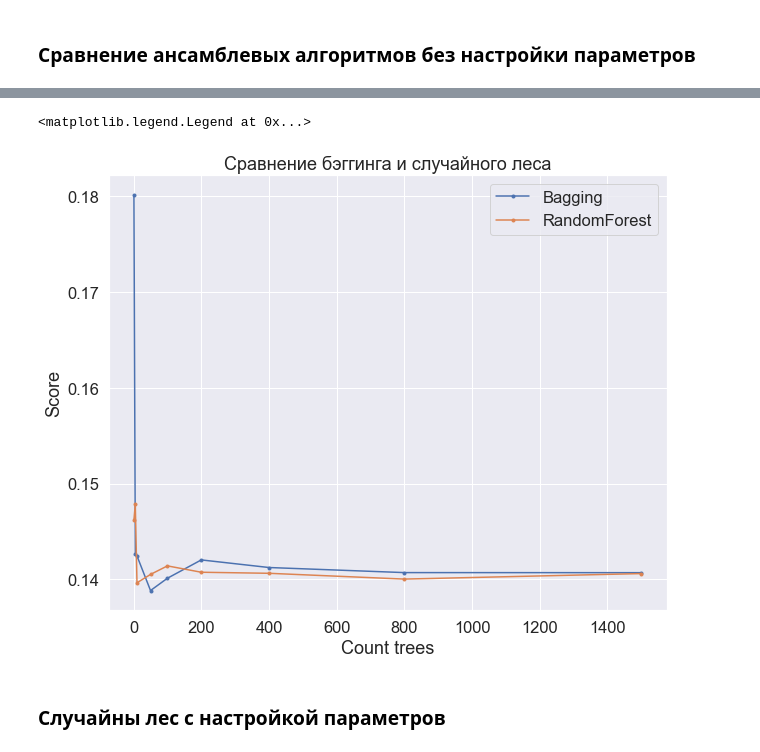
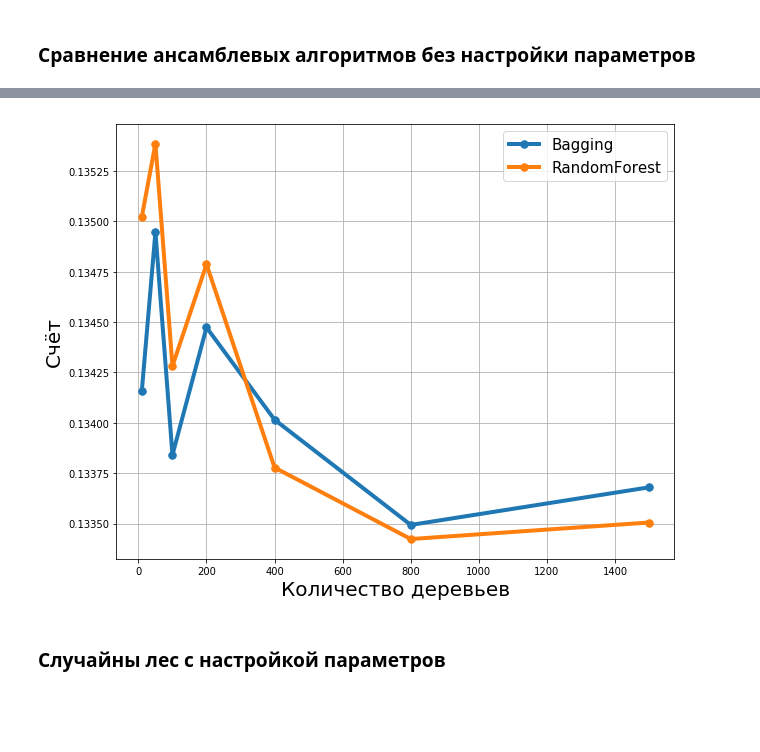
Before and after one commit to Nikita-lys/kaggle-house-prices, a Jupyter notebook: main.ipynb, the cells around one changed output, grey strips where cells are left out. Drawn from its saved outputs; the diff is of its cells as text; code cells hidden in the pictures; blank space fills up the shorter version.

```diff
--- a/main.ipynb
+++ b/main.ipynb
@@ -896,7 +930,7 @@ test = pd.read_csv("data/final_test.csv")
 X_train = train.drop(['Id', 'SalePrice'], axis=1)
 y_train = train['SalePrice']
 X_test = test.drop(['Id'], axis=1)
-y_test = pd.read_csv('data/sample_submission.csv')['SalePrice']
+y_test = np.log(pd.read_csv('data/sample_submission.csv')['SalePrice'] + 1)
 # %%
 X_test.head()
 # %% [output]
@@ -980,12 +1030,12 @@ Wall time: 29.9 s
 # %% [markdown]
 ### Сравнение ансамблевых алгоритмов без настройки параметров
 # %%
-n=[1, 5, 10, 50, 100, 200, 400, 800, 1500]
+n=[10, 50, 100, 200, 400, 800, 1200, 1500]
 # %%
 %%time
 scores_bagging = list()
 for x in n:
-    model = BaggingRegressor(DecisionTreeRegressor(), n_estimators=x).fit(X_train, y_train)
+    model = BaggingRegressor(DecisionTreeRegressor(), n_estimators=x, random_state=19).fit(X_train, y_train)
     pred = model.predict(X_test)
-    scores_bagging.append(mean_squared_error(pred, np.log(y_test + 1)))
+    scores_bagging.append(mean_squared_error(pred, y_test))
 # %% [output]
@@ -995,7 +1045,7 @@ Wall time: 40.3 s
 %%time
 scores_forest = list()
 for x in n:
-    model = RandomForestRegressor(n_estimators=x).fit(X_train, y_train)
+    model = RandomForestRegressor(n_estimators=x, random_state=19).fit(X_train, y_train)
     pred = model.predict(X_test)
-    scores_forest.append(mean_squared_error(pred, np.log(y_test + 1)))
+    scores_forest.append(mean_squared_error(pred, y_test))
 # %% [output]
@@ -1004,14 +1066,14 @@ Wall time: 38.9 s
 # %%
-plt.plot(n, scores_bagging, marker='.', label='Bagging')
-plt.plot(n, scores_forest, marker='.', label='RandomForest')
+plt.plot(n, scores_bagging, marker='.', label='Bagging', linewidth=4, markersize=15)
+plt.plot(n, scores_forest, marker='.', label='RandomForest', linewidth=4, markersize=15)
 plt.grid(True)
-plt.title("Сравнение бэггинга и случайного леса")
-plt.xlabel('Count trees')
-plt.ylabel('Score')
-plt.legend(loc='upper right')
+# plt.title("Сравнение бэггинга и случайного леса")
+plt.xlabel('Количество деревьев', fontsize=20)
+plt.ylabel('Счёт', fontsize=20)
+plt.legend(loc='upper right', fontsize=15)
+plt.savefig("figures/bag_vs_forest.png")
 # %% [output]
-<matplotlib.legend.Legend at 0x...>
-[figure, old version]
+[figure, new version]
 # %% [markdown]
 ### Случайны лес с настройкой параметров
 # %%
```
Also changed, not shown: parts of 135 cells of this notebook.
